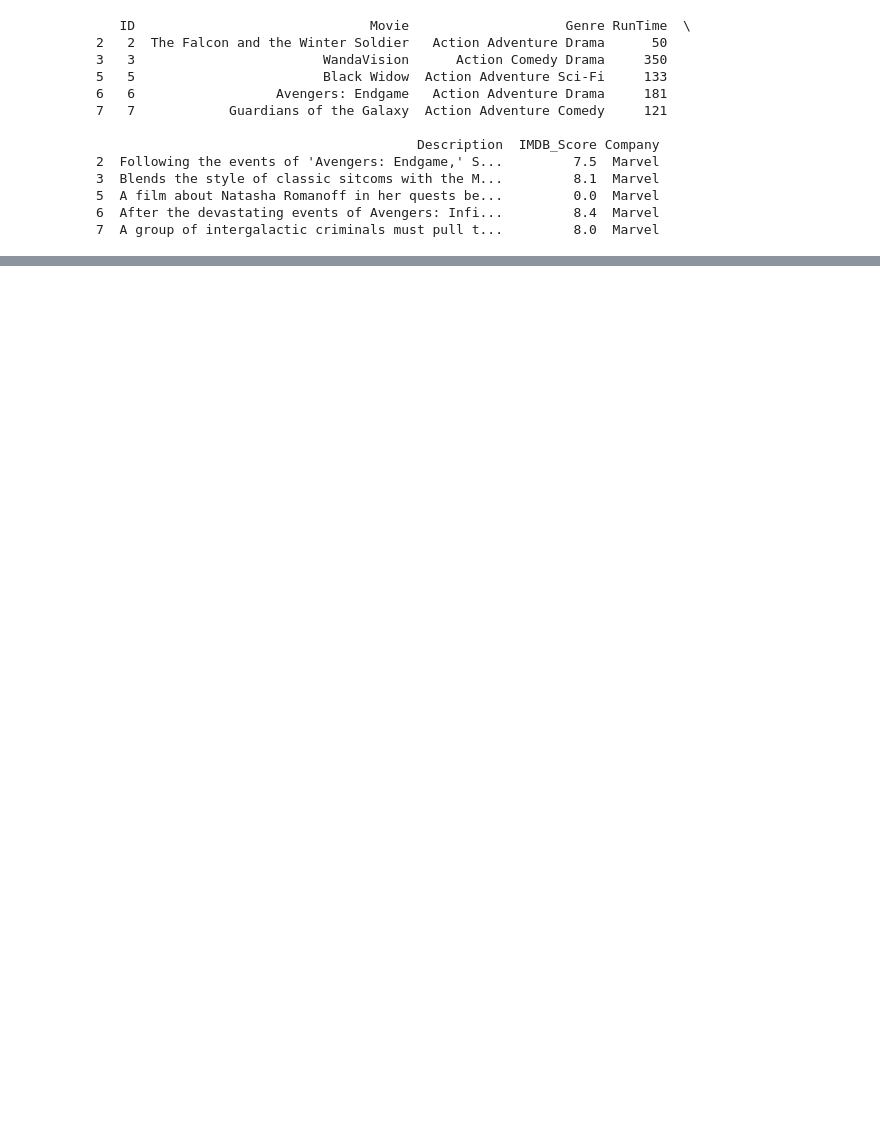
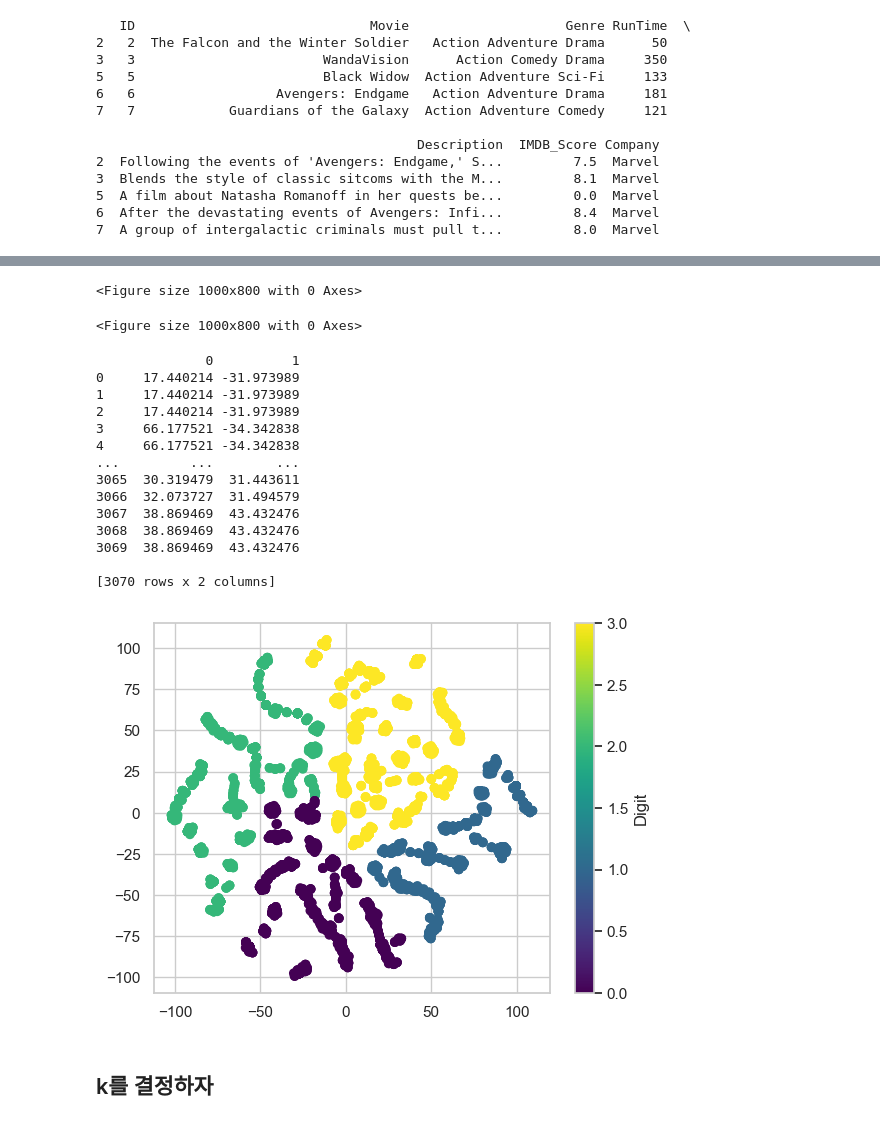
Before and after one commit to karl21-02/netflix_data_analysis, a Jupyter notebook: MarvelDc.ipynb, the cells around one changed output, grey strips where cells are left out. Drawn from its saved outputs; the diff is of its cells as text; code cells hidden in the pictures; blank space fills up the shorter version.

Commit message:
kmean와 t-sne를 사용한 시각화

```diff
--- a/MarvelDc.ipynb
+++ b/MarvelDc.ipynb
@@ -428,0 +470,20 @@ df.head()
+# %%
+from sklearn.preprocessing import MinMaxScaler
+from sklearn.preprocessing import LabelEncoder
+from sklearn.cluster import KMeans
+import matplotlib.pyplot as plt
+from sklearn.decomposition import PCA
+from sklearn.manifold import TSNE
+import seaborn as sns
+
+scaler = MinMaxScaler()
+df_kmeans_scaler = scaler.fit_transform(df_kmeans_int)
+df_kmeans_scaler = pd.DataFrame(df_kmeans_scaler, columns=df_kmeans_int.columns, index=df_kmeans_int.index)
+
+labelEncoder = LabelEncoder()
+
+for column in df_kmeans_string.columns:
+    df_kmeans_string[column] = labelEncoder.fit_transform(df_kmeans_string[column])
+
+# df_kmeans_scaler와 df_kmeans_string을 합치기
+df_kmeans = pd.concat([df_kmeans_scaler, df_kmeans_string], axis=1)
@@ -428,0 +501,6 @@ df.head()
+# %%
+k = 4
+
+kmeans = KMeans(n_clusters=k, random_state=10)
+
+kmeans.fit(df_kmeans)
@@ -428,0 +509,2 @@ df.head()
+# %%
+df_kmeans['cluster'] = kmeans.fit_predict(df_kmeans)
@@ -428,0 +527,37 @@ df.head()
+# %%
+plt.figure(figsize=(10, 8))
+# %% [output]
+<Figure size 1000x800 with 0 Axes>
+<Figure size 1000x800 with 0 Axes>
+# %%
+# pca와 t-SNE를 활용해 차원 축소 -> 표에 표현
+
+tsne = TSNE(n_components=2, random_state=85)
+df_kmeans_tsne = pd.DataFrame(tsne.fit_transform(df_kmeans))
+print(df_kmeans_tsne)
+scatter = plt.scatter(
+    df_kmeans_tsne[0],
+    df_kmeans_tsne[1],
+    c = df_kmeans['cluster'],
+    cmap = 'viridis',
+)
+plt.colorbar(scatter, label="Digit")
+plt.show()
+# %% [output]
+              0          1
+0     17.440214 -31.973989
+1     17.440214 -31.973989
+2     17.440214 -31.973989
+3     66.177521 -34.342838
+4     66.177521 -34.342838
+...         ...        ...
+3065  30.319479  31.443611
+3066  32.073727  31.494579
+3067  38.869469  43.432476
+3068  38.869469  43.432476
+3069  38.869469  43.432476
+
+[3070 rows x 2 columns]
+[figure, added]
+# %% [markdown]
+## k를 결정하자
```
Also changed, not shown: parts of 16 cells of this notebook, 1 other file.
